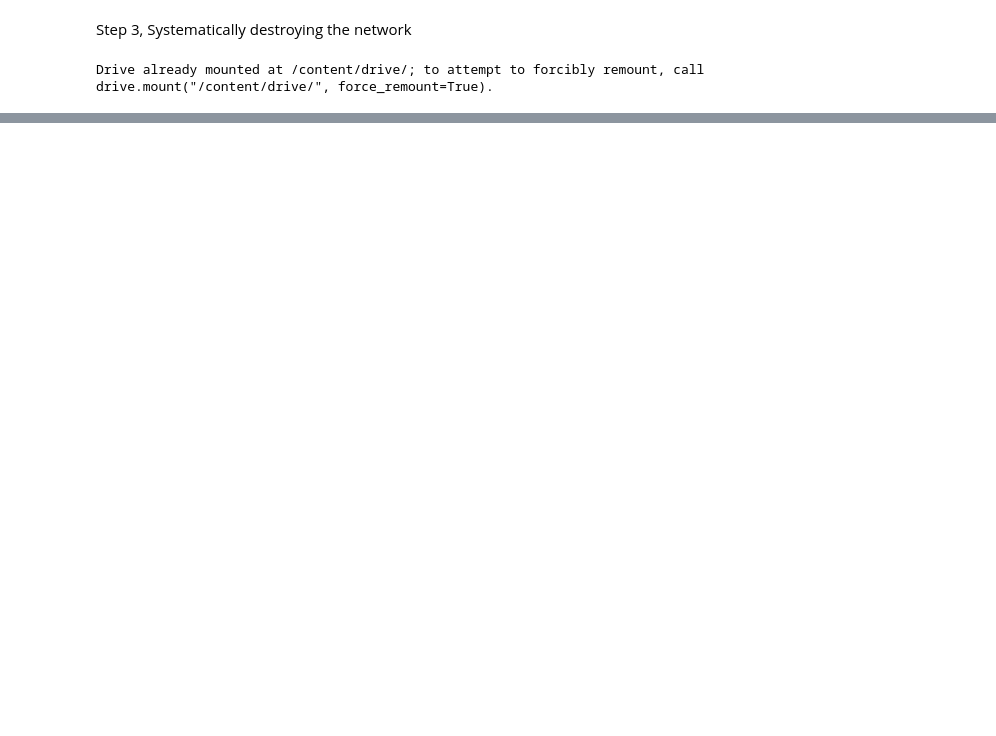
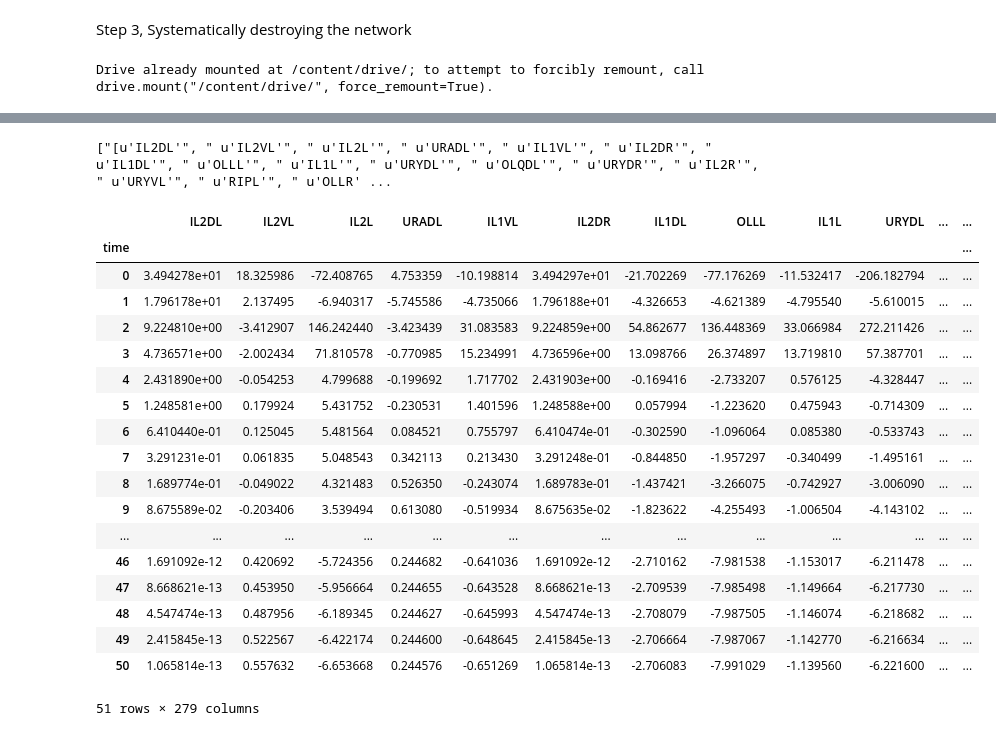
Before and after one commit to Banafshehkh/C.elegans-Control-Backbone, a Jupyter notebook: Perturbation/Simulation.ipynb, the cells around one changed output, grey strips where cells are left out. Saved outputs shown, nothing was run; the diff lists cells and outputs as text; code cells hidden in the pictures; blank space fills up the shorter version.

```diff
--- a/Perturbation/Simulation.ipynb
+++ b/Perturbation/Simulation.ipynb
@@ -423,0 +375,79 @@ print(simulation_data)
+# %%
+# read neuron names from a txt file and then change the column names
+neurons['time']=pd.Index(pd.Index(range(0,neurons.shape[0], 1)), append=True)
+neurons.set_index('time',inplace=True)
+
+
+
+# read the txt file including neuron names
+with open('/content/drive/MyDrive/connectome/neuron_names.txt') as f:
+    ncolumns = f.readlines()
+rep = []
+for x in ncolumns:
+    new_list = rep.append(x.replace(",\n", ""))
+print(list(rep))
+
+
+
+# remove \n, "" , '', redundant []
+new = []
+for x in list(rep):
+    new.append(x.replace("u", ""))
+# print((new))
+
+
+
+nlc = []
+for x in list(new):
+    nlc.append(x.replace("'", ""))
+# print((nlc))
+
+nlc1 = []
+for x in list(nlc):
+    nlc1.append(x.replace(" ", ""))
+# print((nlc1))
+
+
+
+nlc2 = []
+for x in list(nlc1):
+    nlc2.append(x.replace("[", ""))
+# print((nlc2))
+
+
+nlc3 = []
+for x in list(nlc2):
+    nlc3.append(x.replace("]", ""))
+# print((nlc3))
+
+
+nlc4 = []
+for x in list(nlc3):
+    nlc4.append(x.replace("\n", ""))
+# print((nlc4))
+
+
+neurons.columns = nlc4
+
+neurons
+# %% [output]
+["[u'IL2DL'", " u'IL2VL'", " u'IL2L'", " u'URADL'", " u'IL1VL'", " u'IL2DR'", " u'IL1DL'", " u'OLLL'", " u'IL1L'", " u'URYDL'", " u'OLQDL'", " u'URYDR'", " u'IL2R'", " u'URYVL'", " u'RIPL'", " u'OLLR' ...
+|  | IL2DL | IL2VL | IL2L | URADL | IL1VL | IL2DR | IL1DL | OLLL | IL1L | URYDL | ... | ... |
+| time |  |  |  |  |  |  |  |  |  |  |  | ... |
+| 0 | 3.494278e+01 | 18.325986 | -72.408765 | 4.753359 | -10.198814 | 3.494297e+01 | -21.702269 | -77.176269 | -11.532417 | -206.182794 | ... | ... |
+| 1 | 1.796178e+01 | 2.137495 | -6.940317 | -5.745586 | -4.735066 | 1.796188e+01 | -4.326653 | -4.621389 | -4.795540 | -5.610015 | ... | ... |
+| 2 | 9.224810e+00 | -3.412907 | 146.242440 | -3.423439 | 31.083583 | 9.224859e+00 | 54.862677 | 136.448369 | 33.066984 | 272.211426 | ... | ... |
+| 3 | 4.736571e+00 | -2.002434 | 71.810578 | -0.770985 | 15.234991 | 4.736596e+00 | 13.098766 | 26.374897 | 13.719810 | 57.387701 | ... | ... |
+| 4 | 2.431890e+00 | -0.054253 | 4.799688 | -0.199692 | 1.717702 | 2.431903e+00 | -0.169416 | -2.733207 | 0.576125 | -4.328447 | ... | ... |
+| 5 | 1.248581e+00 | 0.179924 | 5.431752 | -0.230531 | 1.401596 | 1.248588e+00 | 0.057994 | -1.223620 | 0.475943 | -0.714309 | ... | ... |
+| 6 | 6.410440e-01 | 0.125045 | 5.481564 | 0.084521 | 0.755797 | 6.410474e-01 | -0.302590 | -1.096064 | 0.085380 | -0.533743 | ... | ... |
+| 7 | 3.291231e-01 | 0.061835 | 5.048543 | 0.342113 | 0.213430 | 3.291248e-01 | -0.844850 | -1.957297 | -0.340499 | -1.495161 | ... | ... |
+| 8 | 1.689774e-01 | -0.049022 | 4.321483 | 0.526350 | -0.243074 | 1.689783e-01 | -1.437421 | -3.266075 | -0.742927 | -3.006090 | ... | ... |
+| 9 | 8.675589e-02 | -0.203406 | 3.539494 | 0.613080 | -0.519934 | 8.675635e-02 | -1.823622 | -4.255493 | -1.006504 | -4.143102 | ... | ... |
+| ... | ... | ... | ... | ... | ... | ... | ... | ... | ... | ... | ... | ... |
+| 46 | 1.691092e-12 | 0.420692 | -5.724356 | 0.244682 | -0.641036 | 1.691092e-12 | -2.710162 | -7.981538 | -1.153017 | -6.211478 | ... | ... |
+| 47 | 8.668621e-13 | 0.453950 | -5.956664 | 0.244655 | -0.643528 | 8.668621e-13 | -2.709539 | -7.985498 | -1.149664 | -6.217730 | ... | ... |
+| 48 | 4.547474e-13 | 0.487956 | -6.189345 | 0.244627 | -0.645993 | 4.547474e-13 | -2.708079 | -7.987505 | -1.146074 | -6.218682 | ... | ... |
+| 49 | 2.415845e-13 | 0.522567 | -6.422174 | 0.244600 | -0.648645 | 2.415845e-13 | -2.706664 | -7.987067 | -1.142770 | -6.216634 | ... | ... |
+| 50 | 1.065814e-13 | 0.557632 | -6.653668 | 0.244576 | -0.651269 | 1.065814e-13 | -2.706083 | -7.991029 | -1.139560 | -6.221600 | ... | ... |
+51 rows × 279 columns
```
Also changed, not shown: parts of 8 cells of this notebook.
